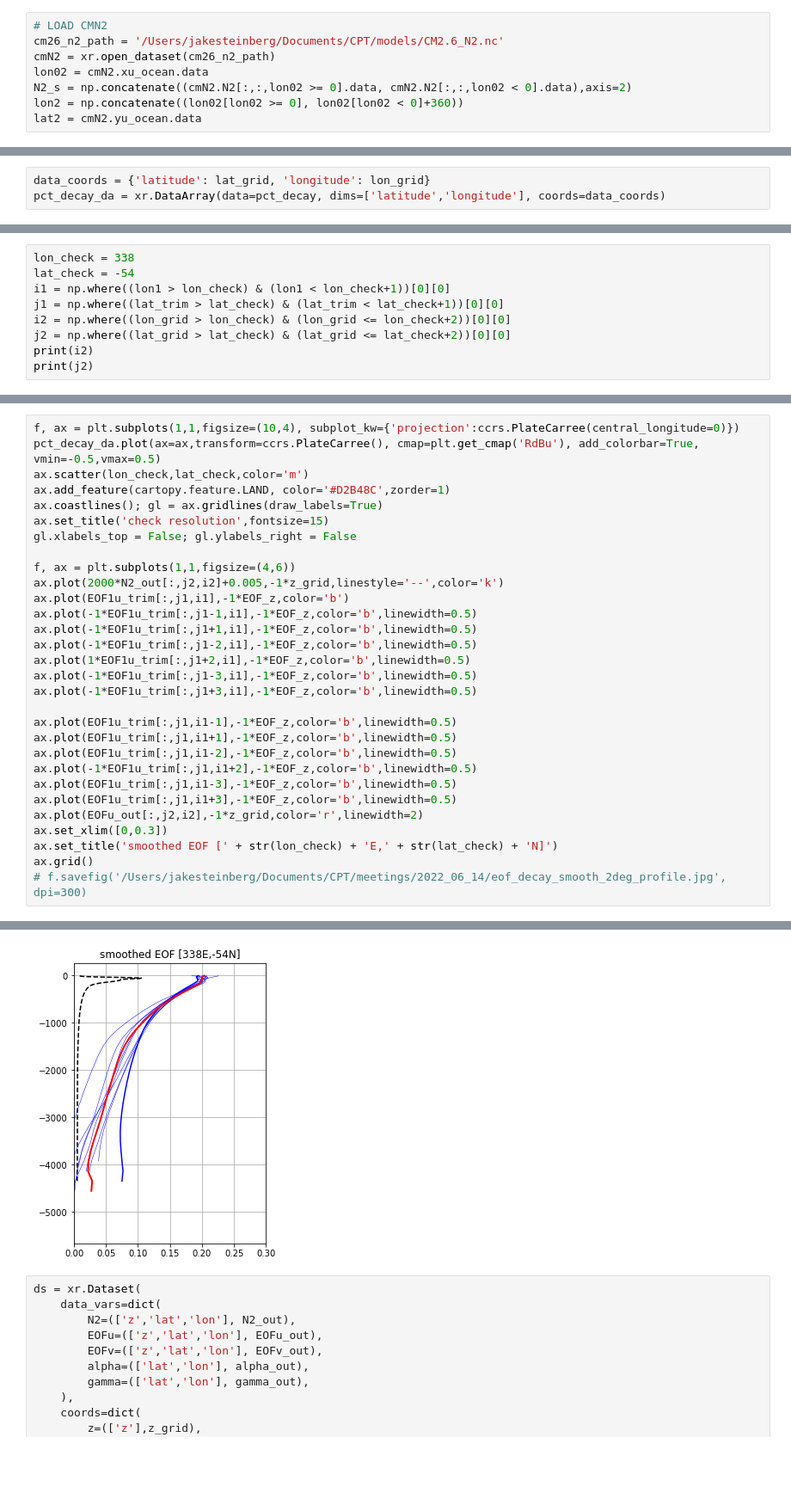
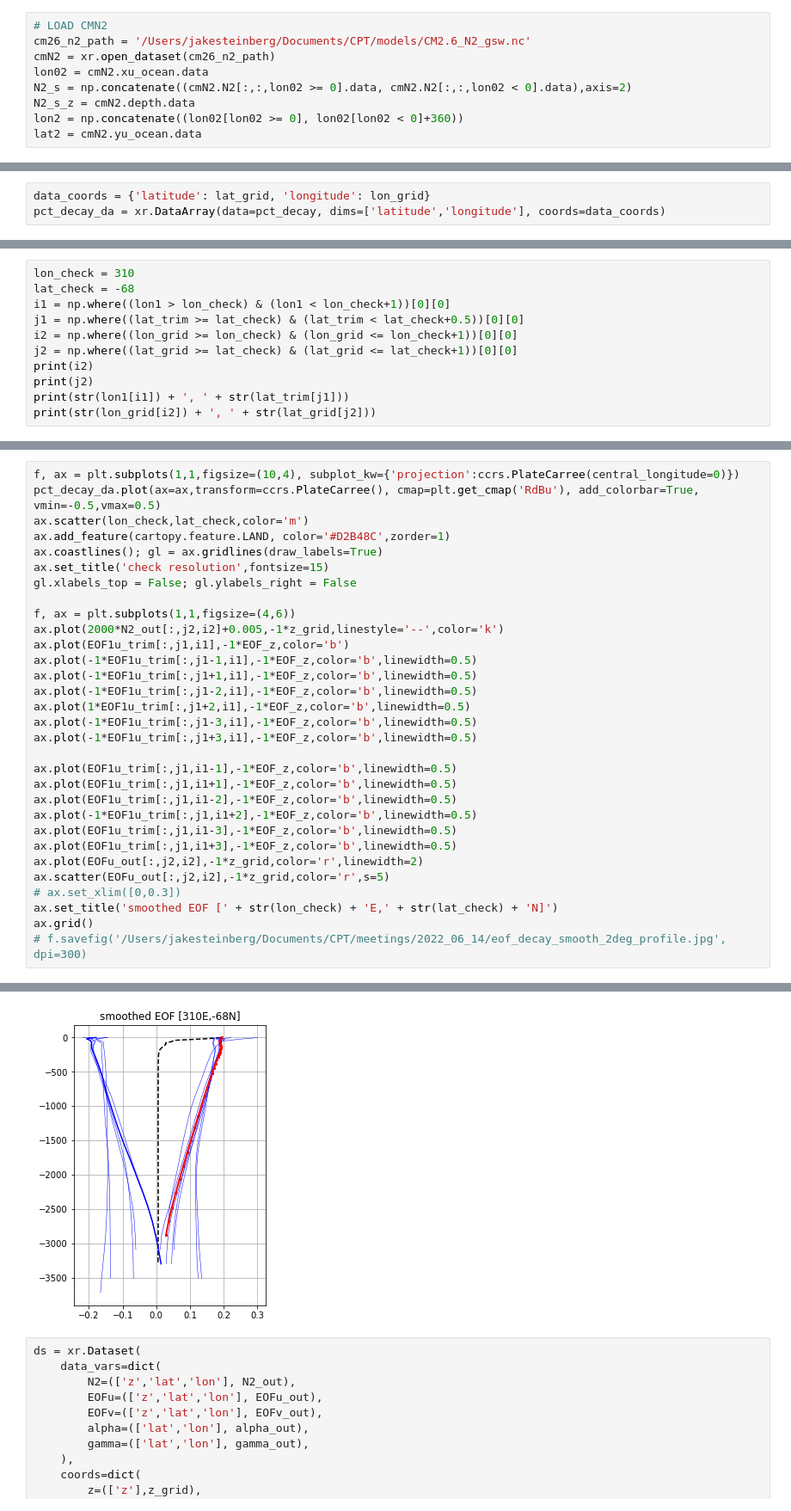
Before and after one commit to jakesteinberg/CPT, a Jupyter notebook: bottom_slope_EOF_grids.ipynb, the cells around one changed output, grey strips where cells are left out. Shown at 86% size. Drawn from its saved outputs; the diff is of its cells as text; blank space fills up the shorter version.

```diff
--- a/bottom_slope_EOF_grids.ipynb
+++ b/bottom_slope_EOF_grids.ipynb
@@ -54,9 +54,10 @@ gl.xlabels_top = False; gl.ylabels_right = False
 [figure]
 # %%
 # LOAD CMN2
-cm26_n2_path = '/Users/jakesteinberg/Documents/CPT/models/CM2.6_N2.nc'
+cm26_n2_path = '/Users/jakesteinberg/Documents/CPT/models/CM2.6_N2_gsw.nc'
 cmN2 = xr.open_dataset(cm26_n2_path)
 lon02 = cmN2.xu_ocean.data
 N2_s = np.concatenate((cmN2.N2[:,:,lon02 >= 0].data, cmN2.N2[:,:,lon02 < 0].data),axis=2)
+N2_s_z = cmN2.depth.data
 lon2 = np.concatenate((lon02[lon02 >= 0], lon02[lon02 < 0]+360))
 lat2 = cmN2.yu_ocean.data
@@ -197,10 +207,12 @@ gl.xlabels_top = False; gl.ylabels_right = False
 # %%
-lon_check = 338
-lat_check = -54
+lon_check = 310
+lat_check = -68
 i1 = np.where((lon1 > lon_check) & (lon1 < lon_check+1))[0][0]
-j1 = np.where((lat_trim > lat_check) & (lat_trim < lat_check+1))[0][0]
-i2 = np.where((lon_grid > lon_check) & (lon_grid <= lon_check+2))[0][0]
-j2 = np.where((lat_grid > lat_check) & (lat_grid <= lat_check+2))[0][0]
+j1 = np.where((lat_trim >= lat_check) & (lat_trim < lat_check+0.5))[0][0]
+i2 = np.where((lon_grid >= lon_check) & (lon_grid <= lon_check+1))[0][0]
+j2 = np.where((lat_grid >= lat_check) & (lat_grid <= lat_check+1))[0][0]
 print(i2)
 print(j2)
+print(str(lon1[i1]) + ', ' + str(lat_trim[j1]))
+print(str(lon_grid[i2]) + ', ' + str(lat_grid[j2]))
 # %% [output]
@@ -232,7 +252,8 @@ ax.plot(-1*EOF1u_trim[:,j1,i1+2],-1*EOF_z,color='b',linewidth=0.5)
 ax.plot(EOF1u_trim[:,j1,i1-3],-1*EOF_z,color='b',linewidth=0.5)
 ax.plot(EOF1u_trim[:,j1,i1+3],-1*EOF_z,color='b',linewidth=0.5)
 ax.plot(EOFu_out[:,j2,i2],-1*z_grid,color='r',linewidth=2)
-ax.set_xlim([0,0.3])
+ax.scatter(EOFu_out[:,j2,i2],-1*z_grid,color='r',s=5)
+# ax.set_xlim([0,0.3])
 ax.set_title('smoothed EOF [' + str(lon_check) + 'E,' + str(lat_check) + 'N]')
 ax.grid()
 # f.savefig('/Users/jakesteinberg/Documents/CPT/meetings/2022_06_14/eof_decay_smooth_2deg_profile.jpg', dpi=300)
@@ -241,4 +262,4 @@ ax.grid()
-[figure, old version]
+[figure, new version]
 # %%
 ds = xr.Dataset(
     data_vars=dict(
```
Also changed, not shown: parts of 12 cells of this notebook, 3 other files.
